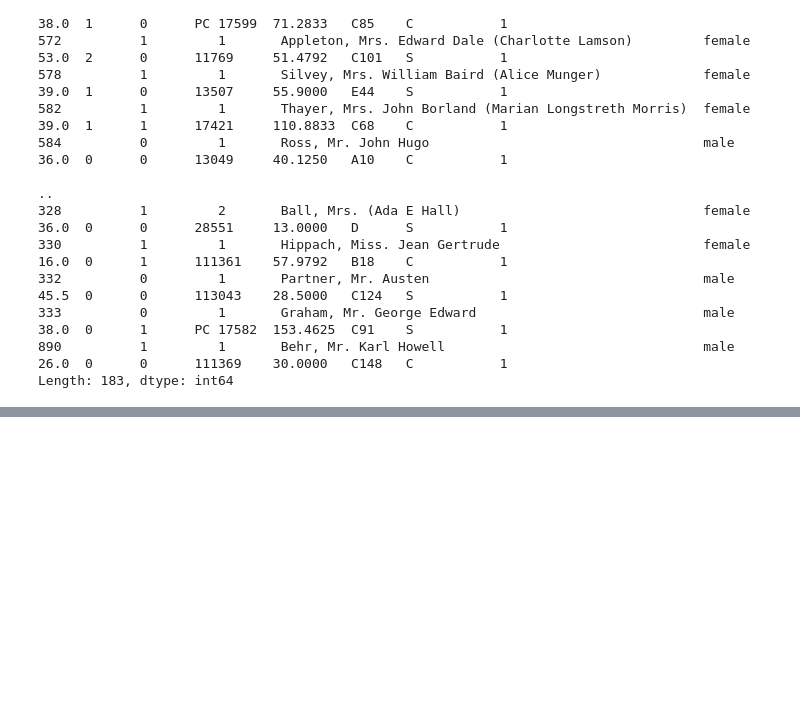
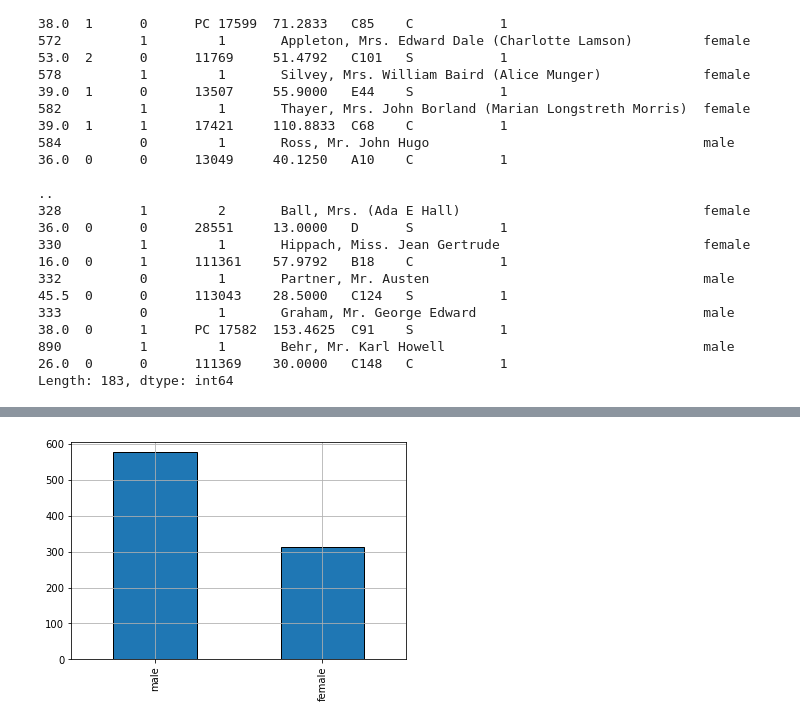
Before and after one commit to nikunjprajapati22/Scaler_Hackathon, a Jupyter notebook: Titanic_Scaler_Hackathon.ipynb, the cells around one changed output, grey strips where cells are left out. Cells and saved outputs as stored; diff of their text form; code cells hidden in the pictures; blank space fills up the shorter version.

```diff
--- a/Titanic_Scaler_Hackathon.ipynb
+++ b/Titanic_Scaler_Hackathon.ipynb
@@ -62,0 +127,5 @@ Length: 183, dtype: int64
+# %%
+df['Sex'].value_counts().plot(kind='bar',edgecolor='black')
+plt.grid()
+# %% [output]
+[figure, added]
```
Also changed, not shown: parts of 10 cells of this notebook.
